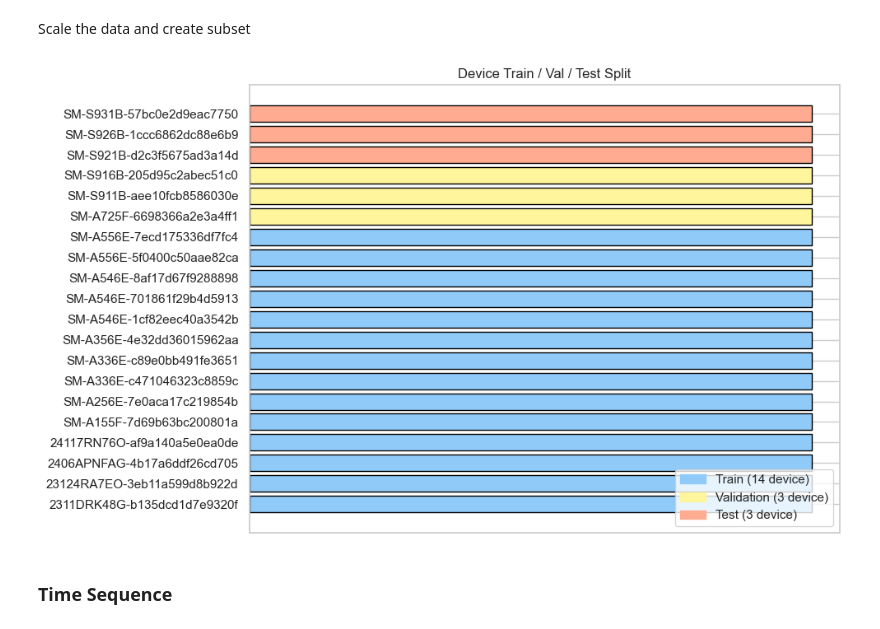
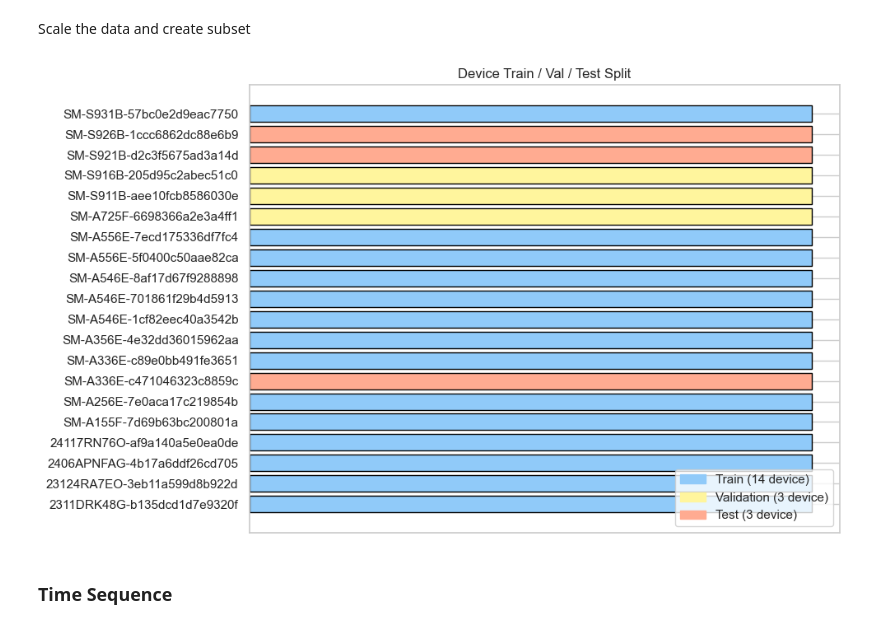
Before and after one commit to fadeldnswr/smartphone-battery-be, a Jupyter notebook: notebooks/main.ipynb, the cells around one changed output. Saved outputs shown, nothing was run; the diff lists cells and outputs as text; code cells hidden in the pictures.

```diff
--- a/notebooks/main.ipynb
+++ b/notebooks/main.ipynb
@@ -616,0 +616,23 @@ Other devices: 19
+# %%
+# Set random seed for reproducibility
+SEED = 42
+rng = np.random.default_rng(SEED)
+
+# Split device IDs into train, validation, and test sets
+device_ids = df_fe["device_id"].dropna().unique()
+
+# Exclude Samsung S25 devices
+s25_ids = [d for d in device_ids if str(d).startswith("SM-S931B")]
+s23_plus_ids = [d for d in device_ids if str(d).startswith("SM-S916B")]
+poco_ids = [d for d in device_ids if str(d).startswith("2311DRK48G")]
+a33_ids = [d for d in device_ids if str(d).startswith("SM-A336E-c471046323c8859c")]
+
+other_ids = np.array([d for d in device_ids if d not in s25_ids])
+
+# Check devices
+print("Total devices:", len(device_ids))
+print("S25 (SM-S931B) devices:", s25_ids)
+print("S23+ (SM-S916B) devices:", s23_plus_ids)
+print("Poco (2311DRK48G) devices:", poco_ids)
+print("A33 (SM-A336E) devices:", a33_ids)
+print("Other devices:", len(other_ids))
@@ -629,11 +658,17 @@ test_ids  = device_ids[n_train+n_val:]
 
 # Add S25 to train set
 train_ids = np.concatenate([train_ids, np.array(s25_ids, dtype=object)])
+test_ids = np.concatenate([test_ids, np.array(a33_ids, dtype=object)])
+test_ids = [d for d in test_ids if d not in s25_ids]
+train_ids = [d for d in train_ids if d not in a33_ids]
 
 # Create DataFrames for each set
 df_train = df_fe[df_fe["device_id"].isin(train_ids)].copy()
 df_val   = df_fe[df_fe["device_id"].isin(val_ids)].copy()
 df_test  = df_fe[df_fe["device_id"].isin(test_ids)].copy()
 
-print(len(train_ids), len(val_ids), len(test_ids))
+print("=== SPLIT DEVICES ===")
+print("Train IDs:", train_ids)
+print("Val IDs  :", val_ids)
+print("Test IDs :", test_ids)
 # %% [output]
@@ -677,8 +716,11 @@ assert len(devices) == 20, f"Expected 20 devices, got {len(devices)}"
 
 # Contoh: 14 device pertama = train, 3 berikutnya = val, 3 terakhir = test
 train_devs = devices[:14]
+train_devs = [d for d in train_ids if d not in a33_ids]
 val_devs   = devices[14:17]
+
 test_devs  = devices[17:]
+test_ids = [d for d in test_ids if d not in s25_ids]
 
 # Buat list label split untuk setiap device
 split_label = []
@@ -696,34 +738,34 @@ colors = [color_map[s] for s in split_label]
 
 # ============================================
 # 2. Plot bar horizontal per device
 # ============================================
 
 plt.figure(figsize=(10, 6))
 
 y_pos = np.arange(len(devices))
 
 # Setiap device = 1 bar, panjang = 1 (hanya untuk visual)
 plt.barh(y_pos, [1]*len(devices), color=colors, edgecolor="black")
 
 plt.yticks(y_pos, devices)
 plt.xticks([])  # x-axis tidak dipakai (hanya kategori)
 
 plt.title("Device Train / Val / Test Split")
 plt.xlabel("")  # kosong saja
 
 # Buat legend
 from matplotlib.patches import Patch
 legend_patches = [
     Patch(color=color_map["Train"], label="Train (14 device)"),
     Patch(color=color_map["Val"],   label="Validation (3 device)"),
     Patch(color=color_map["Test"],  label="Test (3 device)"),
 ]
 plt.legend(handles=legend_patches, loc="lower right")
 
 plt.tight_layout()
 plt.show()
 # %% [output]
-[figure, old version]
+[figure, new version]
 # %% [markdown]
 ### Time Sequence
 # %% [markdown]
```
Also changed, not shown: parts of 47 cells of this notebook, 28 other files.
